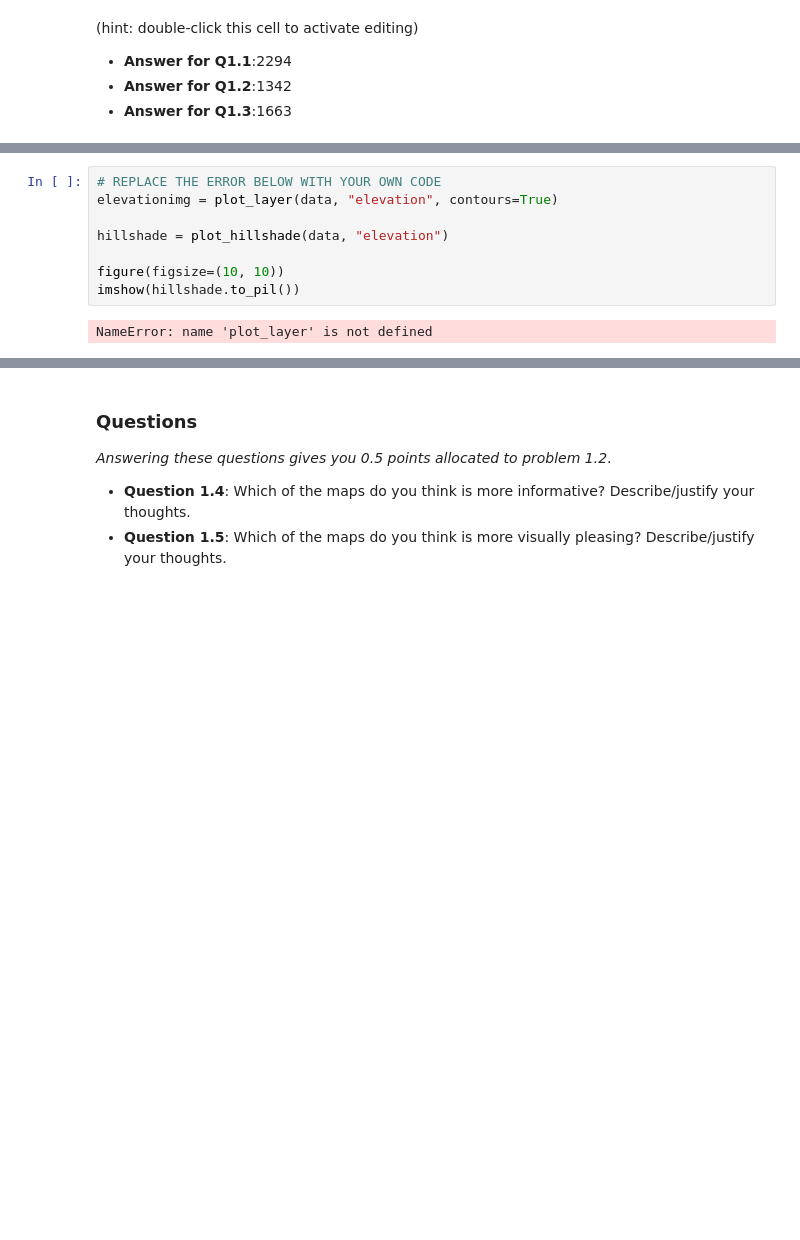
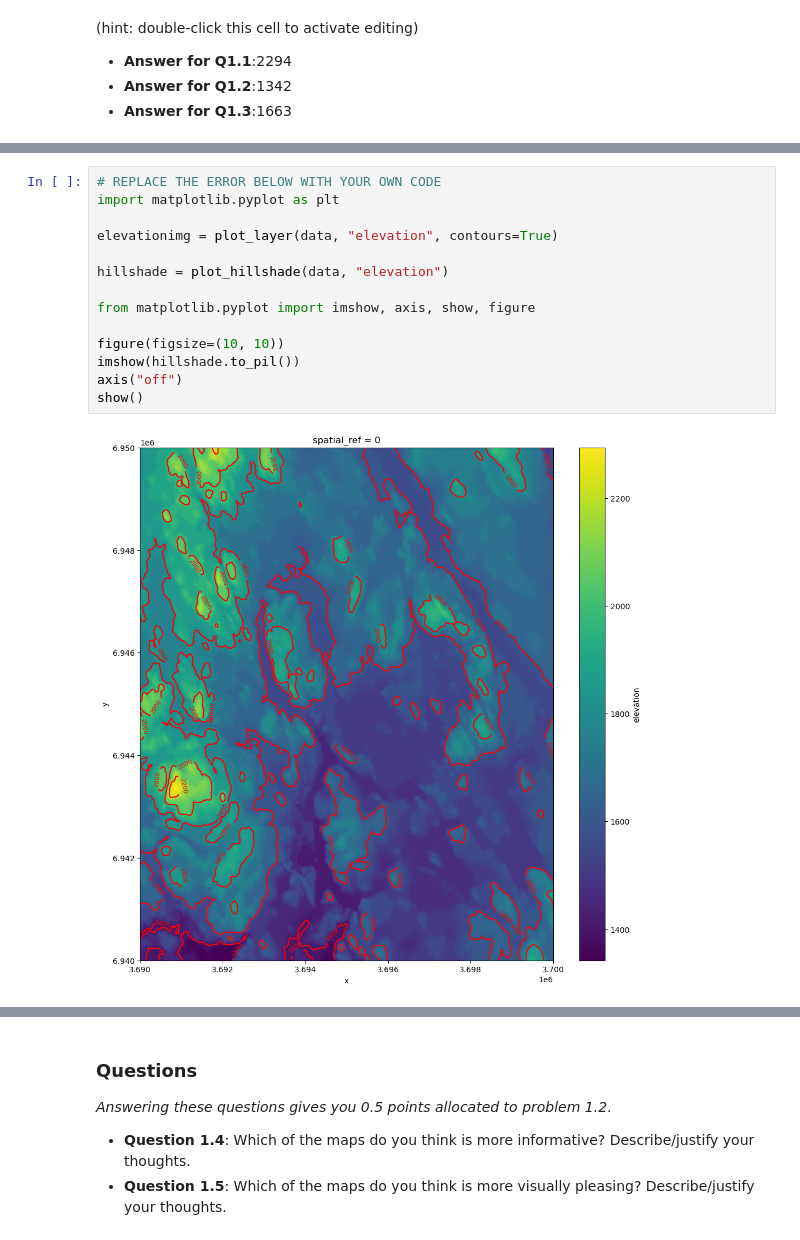
Before and after one commit to KoodiMalpo/Exercise_4_KoodiMalpo, a Jupyter notebook: Exercise-4.ipynb, the cells around one changed output, grey strips where cells are left out. Cells and saved outputs as stored; diff of their text form; blank space fills up the shorter version.

```diff
--- a/Exercise-4.ipynb
+++ b/Exercise-4.ipynb
@@ -231,11 +231,17 @@ As a result of these steps, you should get maps like below:
 *Example map visualized using hillshade that creates an illusion of 3D*.
 # %%
 # REPLACE THE ERROR BELOW WITH YOUR OWN CODE
+import matplotlib.pyplot as plt
+
 elevationimg = plot_layer(data, "elevation", contours=True)
 
 hillshade = plot_hillshade(data, "elevation")
 
+from matplotlib.pyplot import imshow, axis, show, figure
+
 figure(figsize=(10, 10))
 imshow(hillshade.to_pil())
+axis("off")
+show()
 # %% [output]
-NameError: name 'plot_layer' is not defined
+[figure, added]
```
Also changed, not shown: parts of 6 cells of this notebook.
